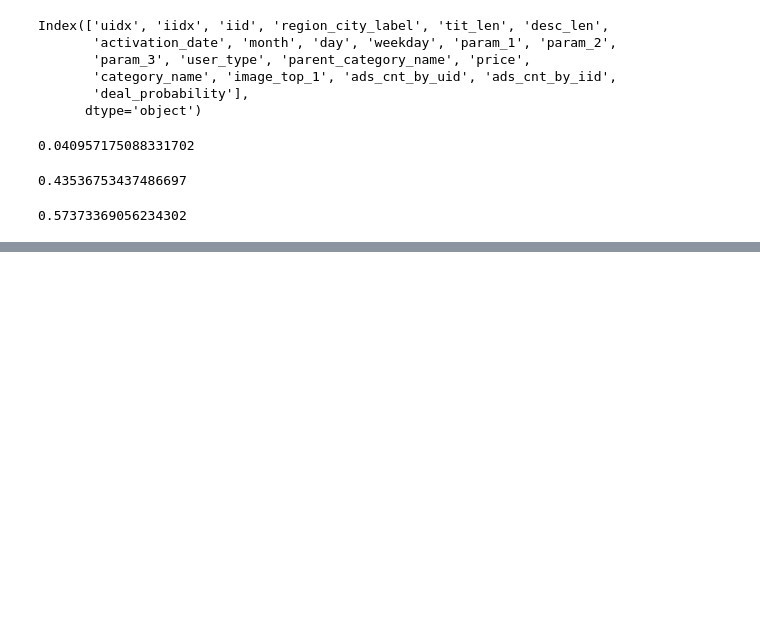
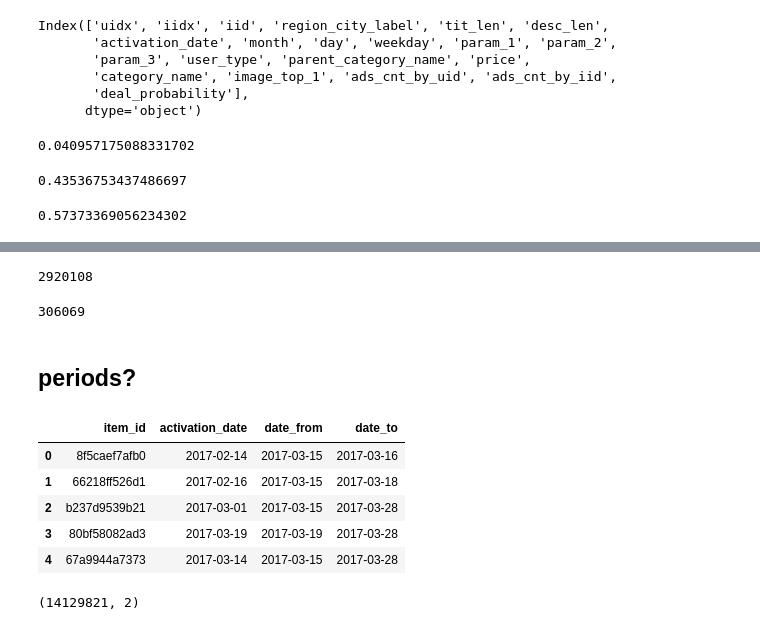
Before and after one commit to ihongChen/kaggle_Avito, a Jupyter notebook: src/eda2.ipynb, the cells around one changed output, grey strips where cells are left out. Saved outputs shown, nothing was run; the diff lists cells and outputs as text; code cells hidden in the pictures; blank space fills up the shorter version.

```diff
--- a/src/eda2.ipynb
+++ b/src/eda2.ipynb
@@ -68,0 +96,12 @@ Name: param_2, Length: 277, dtype: bool
+# %%
+len(df_test_active[target].unique())
+# %% [output]
+2920108
+# %%
+len(df_test[target].unique())
+# %% [output]
+306069
+# %% [markdown]
+## periods?
+# %%
+df_train_periods = pd.read_csv('../input/periods_train.csv.zip',compression='zip')
@@ -68,0 +110,13 @@ Name: param_2, Length: 277, dtype: bool
+# %%
+df_train_periods.head()
+# %% [output]
+|  | item_id | activation_date | date_from | date_to |
+| 0 | 8f5caef7afb0 | 2017-02-14 | 2017-03-15 | 2017-03-16 |
+| 1 | 66218ff526d1 | 2017-02-16 | 2017-03-15 | 2017-03-18 |
+| 2 | b237d9539b21 | 2017-03-01 | 2017-03-15 | 2017-03-28 |
+| 3 | 80bf58082ad3 | 2017-03-19 | 2017-03-19 | 2017-03-28 |
+| 4 | 67a9944a7373 | 2017-03-14 | 2017-03-15 | 2017-03-28 |
+# %%
+df_train_active.shape
+# %% [output]
+(14129821, 2)
```
Also changed, not shown: parts of 15 cells of this notebook, 2 other files.
